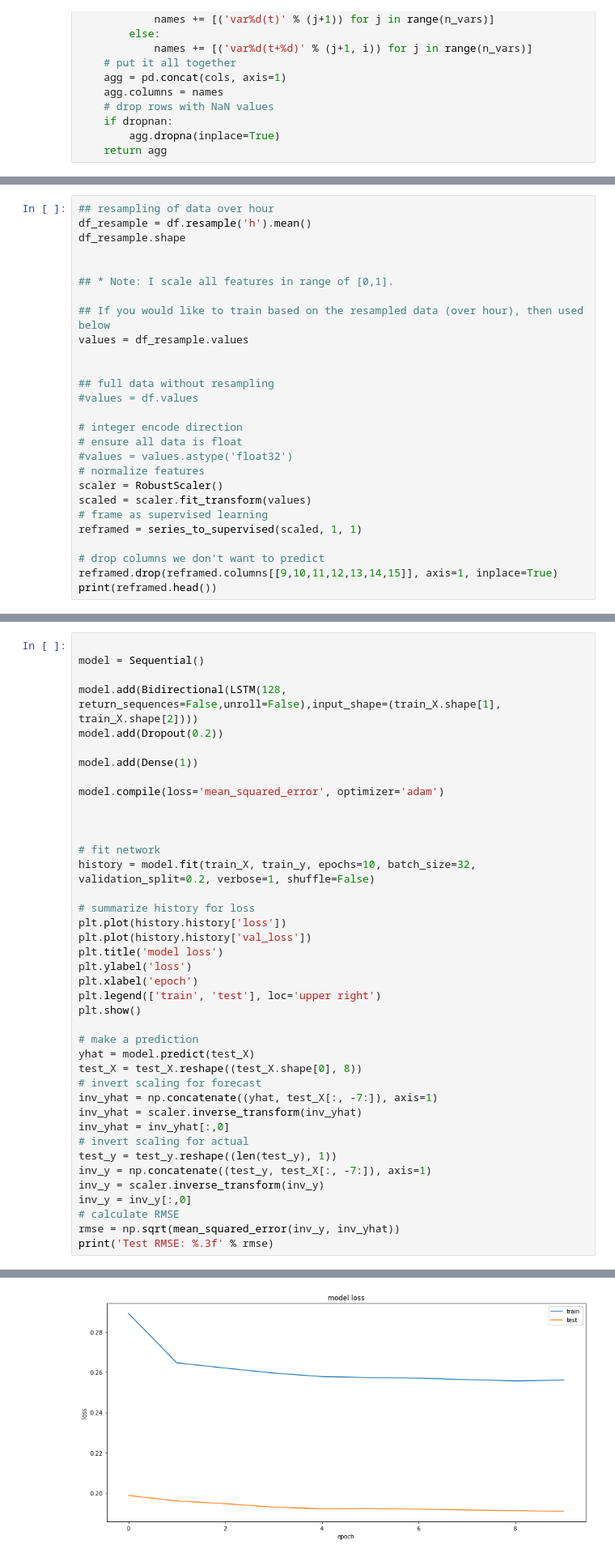
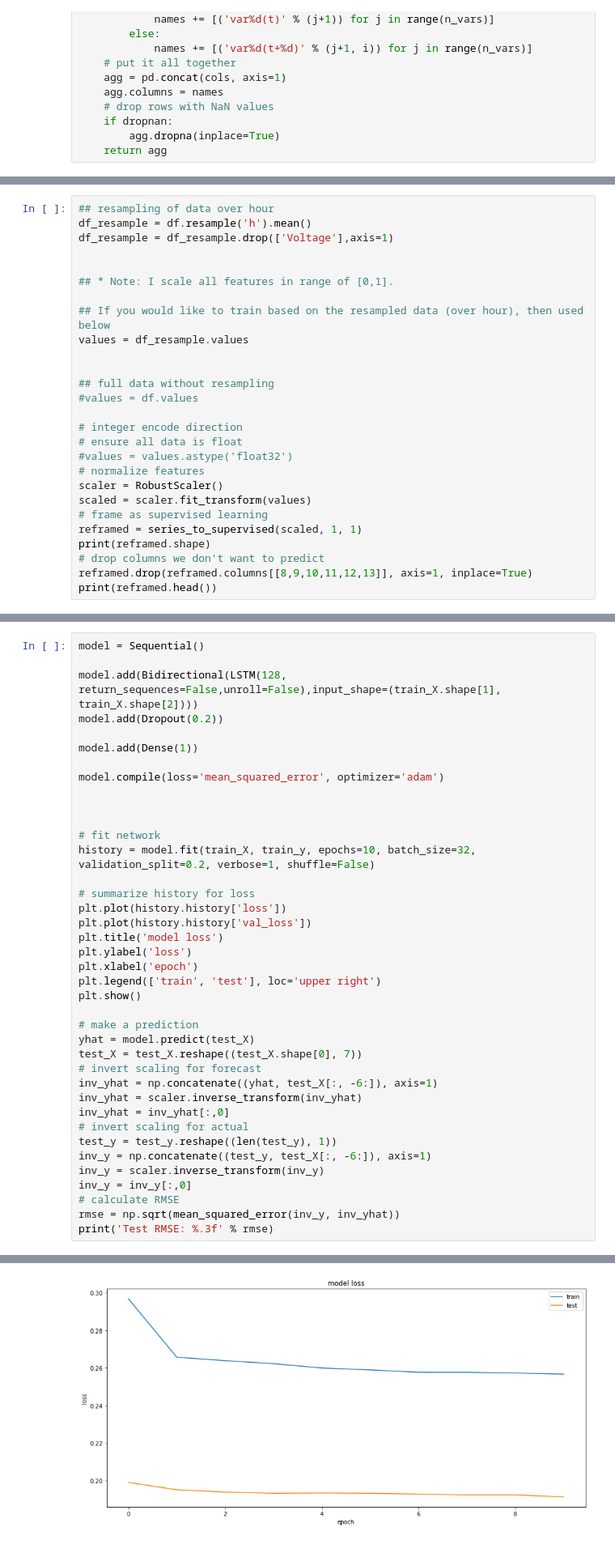
Before and after one commit to gitwetguy/Household_power_prediction, a Jupyter notebook: Household_power_prediciton.ipynb, the cells around one changed output, grey strips where cells are left out. Shown: that part at 81% size. Drawn from its saved outputs; the diff is of its cells as text.

```diff
--- a/Household_power_prediciton.ipynb
+++ b/Household_power_prediciton.ipynb
@@ -145,7 +147,7 @@ def series_to_supervised(data, n_in=1, n_out=1, dropnan=True):
 # %%
 ## resampling of data over hour
 df_resample = df.resample('h').mean()
-df_resample.shape
+df_resample = df_resample.drop(['Voltage'],axis=1)
 
 
 ## * Note: I scale all features in range of [0,1].
@@ -165,8 +167,8 @@ scaler = RobustScaler()
 scaled = scaler.fit_transform(values)
 # frame as supervised learning
 reframed = series_to_supervised(scaled, 1, 1)
-
+print(reframed.shape)
 # drop columns we don't want to predict
-reframed.drop(reframed.columns[[9,10,11,12,13,14,15]], axis=1, inplace=True)
+reframed.drop(reframed.columns[[8,9,10,11,12,13]], axis=1, inplace=True)
 print(reframed.head())
 # %% [output]
@@ -204,5 +207,4 @@ print(train_X.shape, train_y.shape, test_X.shape, test_y.shape)
 # %%
-
 model = Sequential()
 
 model.add(Bidirectional(LSTM(128, return_sequences=False,unroll=False),input_shape=(train_X.shape[1], train_X.shape[2])))
@@ -228,14 +230,14 @@ plt.show()
 
 # make a prediction
 yhat = model.predict(test_X)
-test_X = test_X.reshape((test_X.shape[0], 8))
+test_X = test_X.reshape((test_X.shape[0], 7))
 # invert scaling for forecast
-inv_yhat = np.concatenate((yhat, test_X[:, -7:]), axis=1)
+inv_yhat = np.concatenate((yhat, test_X[:, -6:]), axis=1)
 inv_yhat = scaler.inverse_transform(inv_yhat)
 inv_yhat = inv_yhat[:,0]
 # invert scaling for actual
 test_y = test_y.reshape((len(test_y), 1))
-inv_y = np.concatenate((test_y, test_X[:, -7:]), axis=1)
+inv_y = np.concatenate((test_y, test_X[:, -6:]), axis=1)
 inv_y = scaler.inverse_transform(inv_y)
 inv_y = inv_y[:,0]
 # calculate RMSE
@@ -265 +267 @@ Epoch 10/10
-[figure, old version]
+[figure, new version]
```
Also changed, not shown: parts of 24 cells of this notebook.
